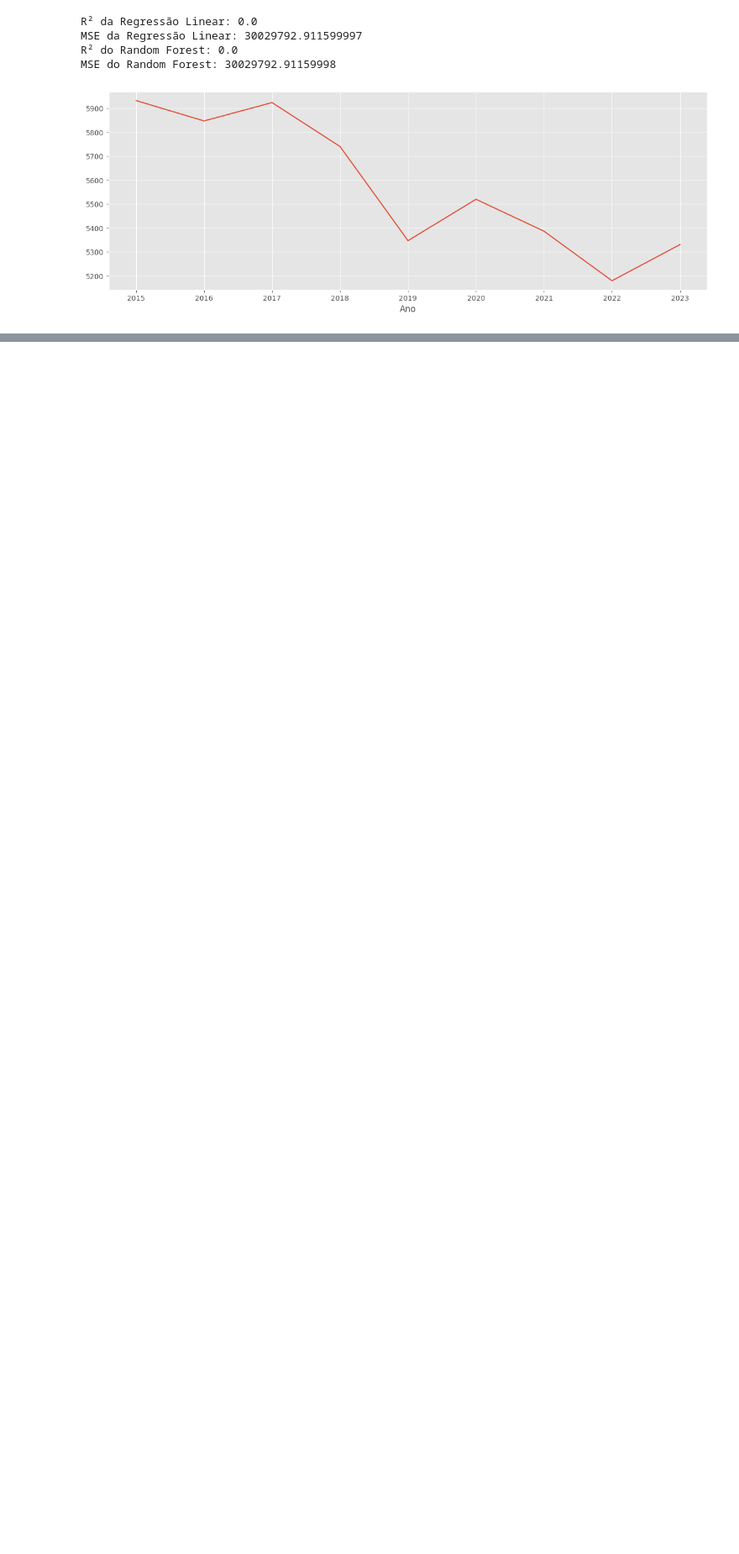
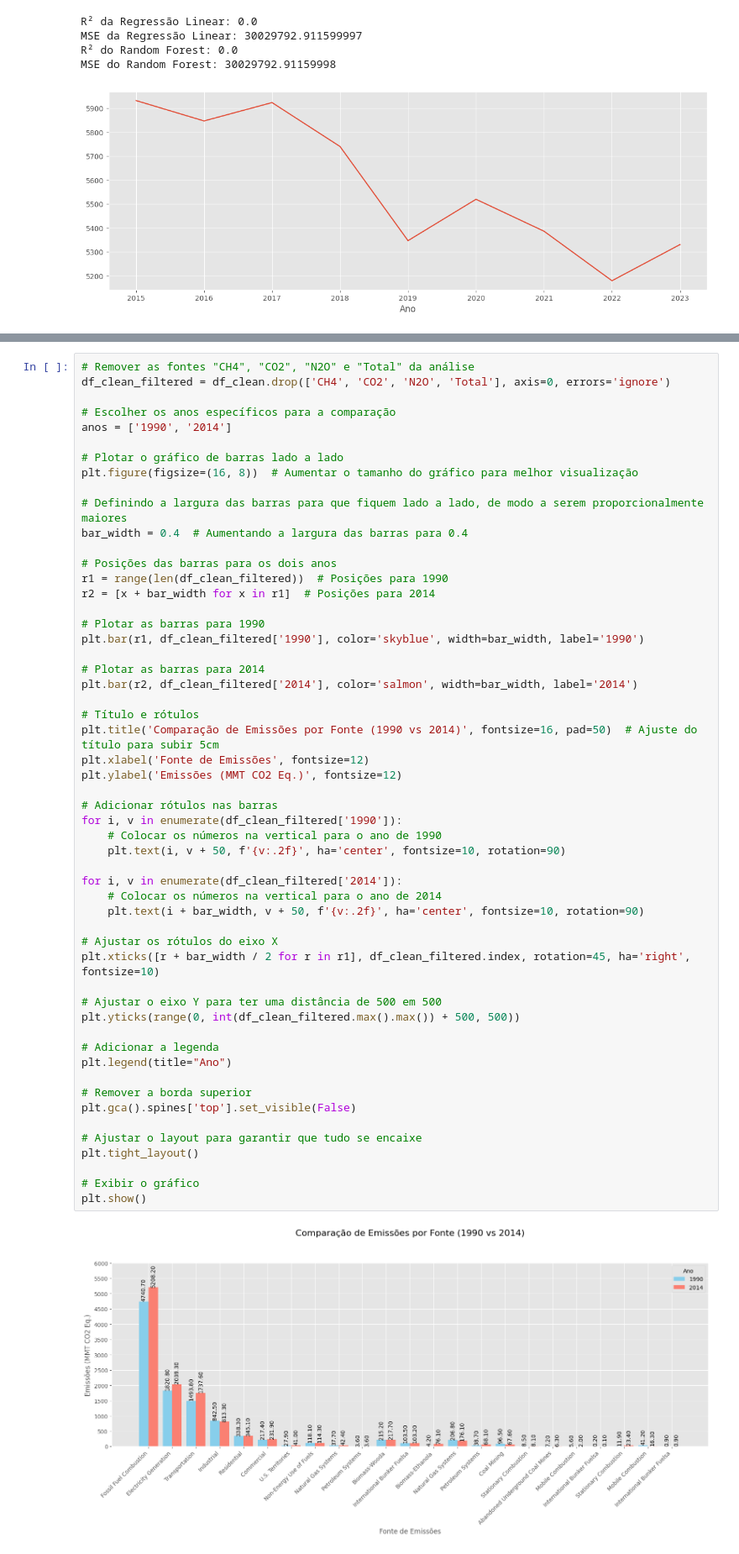
Before and after one commit to AldoSilva07/Grupo-4---M-dulo-de-Python, a Jupyter notebook: Código_Grupo_4_Todos.ipynb, the cells around one changed output, grey strips where cells are left out. Shown: that part at 84% size. Cells and saved outputs as stored; diff of their text form; blank space fills up the shorter version.

```diff
--- a/Código_Grupo_4_Todos.ipynb
+++ b/Código_Grupo_4_Todos.ipynb
@@ -315,0 +345,56 @@ MSE do Random Forest: 30029792.91159998
+# %%
+# Remover as fontes "CH4", "CO2", "N2O" e "Total" da análise
+df_clean_filtered = df_clean.drop(['CH4', 'CO2', 'N2O', 'Total'], axis=0, errors='ignore')
+
+# Escolher os anos específicos para a comparação
+anos = ['1990', '2014']
+
+# Plotar o gráfico de barras lado a lado
+plt.figure(figsize=(16, 8))  # Aumentar o tamanho do gráfico para melhor visualização
+
+# Definindo a largura das barras para que fiquem lado a lado, de modo a serem proporcionalmente maiores
+bar_width = 0.4  # Aumentando a largura das barras para 0.4
+
+# Posições das barras para os dois anos
+r1 = range(len(df_clean_filtered))  # Posições para 1990
+r2 = [x + bar_width for x in r1]  # Posições para 2014
+
+# Plotar as barras para 1990
+plt.bar(r1, df_clean_filtered['1990'], color='skyblue', width=bar_width, label='1990')
+
+# Plotar as barras para 2014
+plt.bar(r2, df_clean_filtered['2014'], color='salmon', width=bar_width, label='2014')
+
+# Título e rótulos
+plt.title('Comparação de Emissões por Fonte (1990 vs 2014)', fontsize=16, pad=50)  # Ajuste do título para subir 5cm
+plt.xlabel('Fonte de Emissões', fontsize=12)
+plt.ylabel('Emissões (MMT CO2 Eq.)', fontsize=12)
+
+# Adicionar rótulos nas barras
+for i, v in enumerate(df_clean_filtered['1990']):
+    # Colocar os números na vertical para o ano de 1990
+    plt.text(i, v + 50, f'{v:.2f}', ha='center', fontsize=10, rotation=90)
+
+for i, v in enumerate(df_clean_filtered['2014']):
+    # Colocar os números na vertical para o ano de 2014
+    plt.text(i + bar_width, v + 50, f'{v:.2f}', ha='center', fontsize=10, rotation=90)
+
+# Ajustar os rótulos do eixo X
+plt.xticks([r + bar_width / 2 for r in r1], df_clean_filtered.index, rotation=45, ha='right', fontsize=10)
+
+# Ajustar o eixo Y para ter uma distância de 500 em 500
+plt.yticks(range(0, int(df_clean_filtered.max().max()) + 500, 500))
+
+# Adicionar a legenda
+plt.legend(title="Ano")
+
+# Remover a borda superior
+plt.gca().spines['top'].set_visible(False)
+
+# Ajustar o layout para garantir que tudo se encaixe
+plt.tight_layout()
+
+# Exibir o gráfico
+plt.show()
+# %% [output]
+[figure, added]
```
Also changed, not shown: parts of 7 cells of this notebook.
